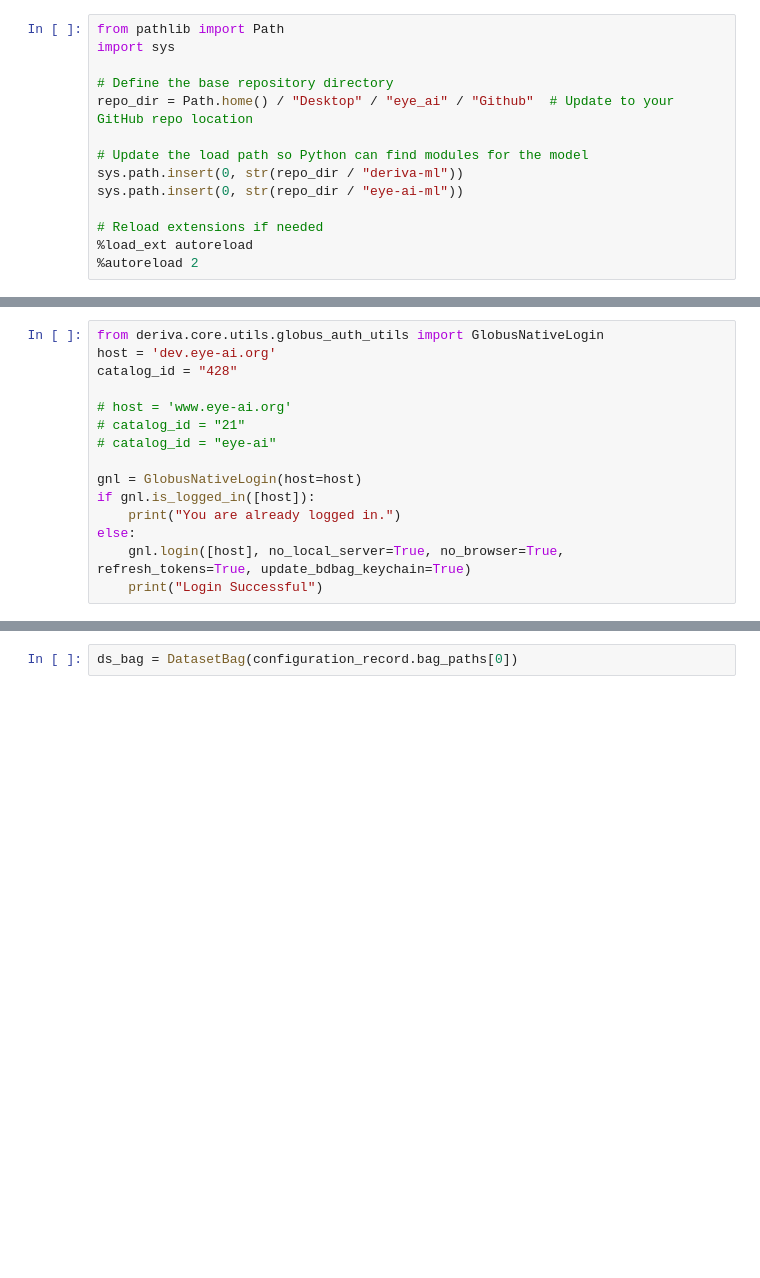
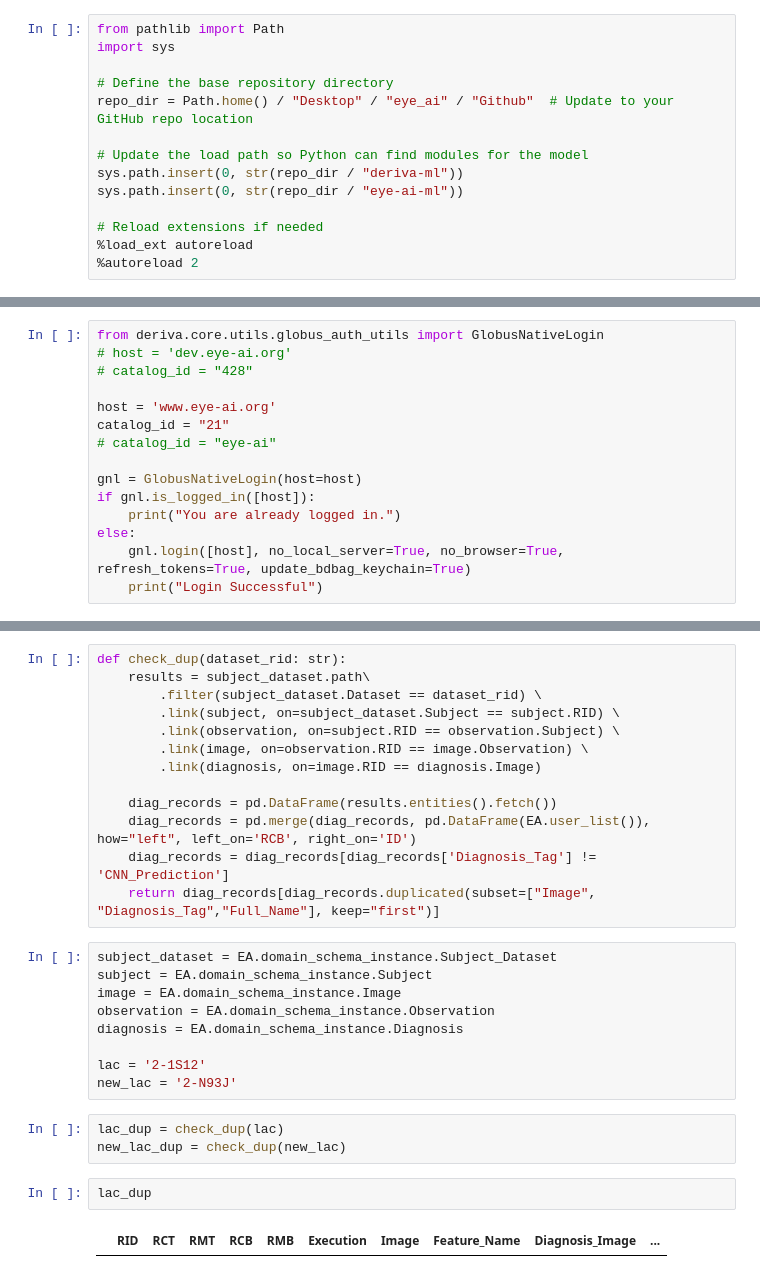
Before and after one commit to informatics-isi-edu/eye-ai-exec, a Jupyter notebook: notebooks/schema_changes/fill_diag_exec_rid.ipynb, the cells around one changed output, grey strips where cells are left out. Saved outputs shown, nothing was run; the diff lists cells and outputs as text; blank space fills up the shorter version.

Commit message:
Complete notebook for filling diagnosis execution rid for UI annotation.

```diff
--- a/notebooks/schema_changes/fill_diag_exec_rid.ipynb
+++ b/notebooks/schema_changes/fill_diag_exec_rid.ipynb
@@ -28,11 +27,11 @@ from deriva_ml.execution_configuration import ExecutionConfiguration, Workflow,
 logging.basicConfig(level=logging.INFO, format='%(asctime)s - %(levelname)s - %(message)s', force=True)
 # %%
 from deriva.core.utils.globus_auth_utils import GlobusNativeLogin
-host = 'dev.eye-ai.org'
-catalog_id = "428"
+# host = 'dev.eye-ai.org'
+# catalog_id = "428"
 
-# host = 'www.eye-ai.org'
-# catalog_id = "21"
+host = 'www.eye-ai.org'
+catalog_id = "21"
 # catalog_id = "eye-ai"
 
 gnl = GlobusNativeLogin(host=host)
@@ -96,2 +76,29 @@ execution_rid = configuration_record.execution_rid
-# %%
-ds_bag = DatasetBag(configuration_record.bag_paths[0])
+# %%
+def check_dup(dataset_rid: str):
+    results = subject_dataset.path\
+        .filter(subject_dataset.Dataset == dataset_rid) \
+        .link(subject, on=subject_dataset.Subject == subject.RID) \
+        .link(observation, on=subject.RID == observation.Subject) \
+        .link(image, on=observation.RID == image.Observation) \
+        .link(diagnosis, on=image.RID == diagnosis.Image)
+
+    diag_records = pd.DataFrame(results.entities().fetch())
+    diag_records = pd.merge(diag_records, pd.DataFrame(EA.user_list()), how="left", left_on='RCB', right_on='ID')
+    diag_records = diag_records[diag_records['Diagnosis_Tag'] != 'CNN_Prediction']
+    return diag_records[diag_records.duplicated(subset=["Image", "Diagnosis_Tag","Full_Name"], keep="first")]
+# %%
+subject_dataset = EA.domain_schema_instance.Subject_Dataset
+subject = EA.domain_schema_instance.Subject
+image = EA.domain_schema_instance.Image
+observation = EA.domain_schema_instance.Observation
+diagnosis = EA.domain_schema_instance.Diagnosis
+
+lac = '2-1S12'
+new_lac = '2-N93J'
+# %%
+lac_dup = check_dup(lac)
+new_lac_dup = check_dup(new_lac)
+# %%
+lac_dup
+# %% [output]
+|  | RID | RCT | RMT | RCB | RMB | Execution | Image | Feature_Name | Diagnosis_Image | ... |
```
Also changed, not shown: parts of 11 cells of this notebook.
